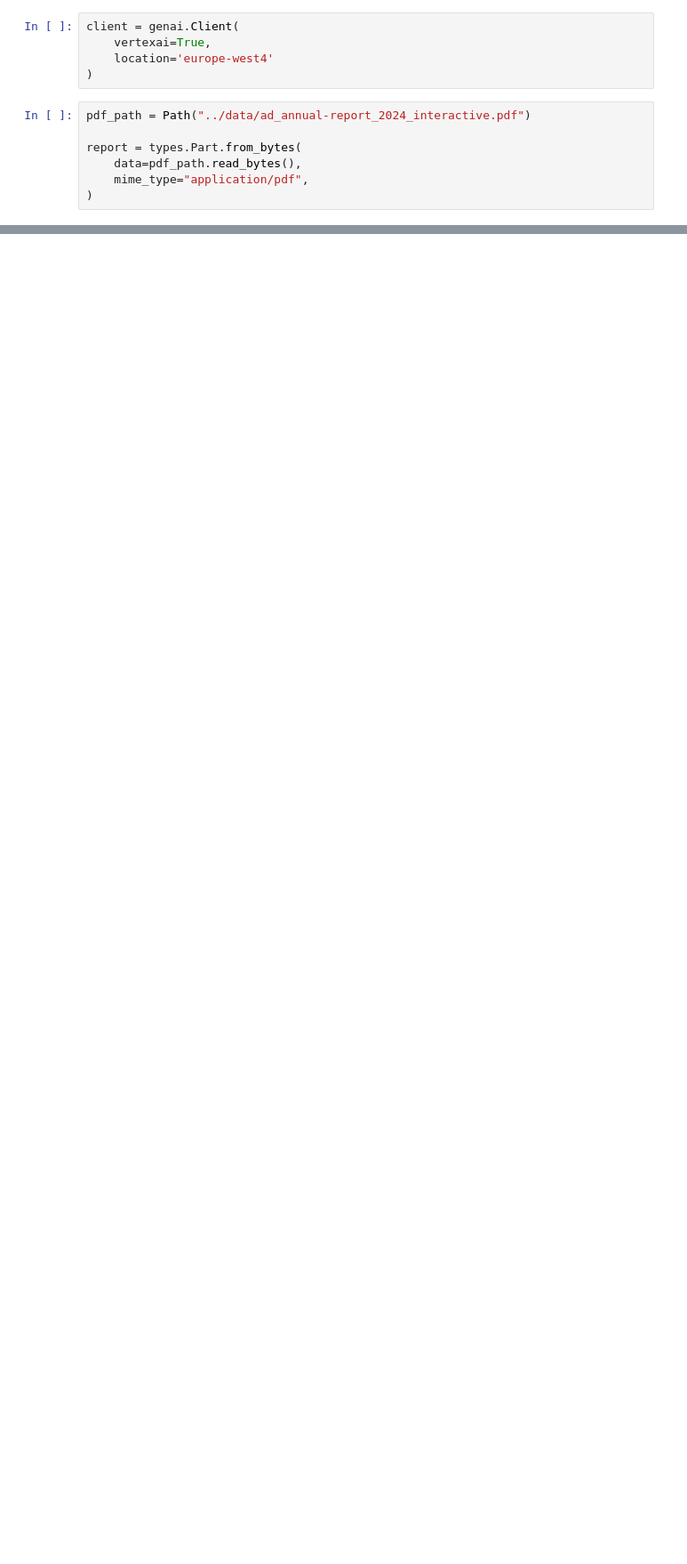
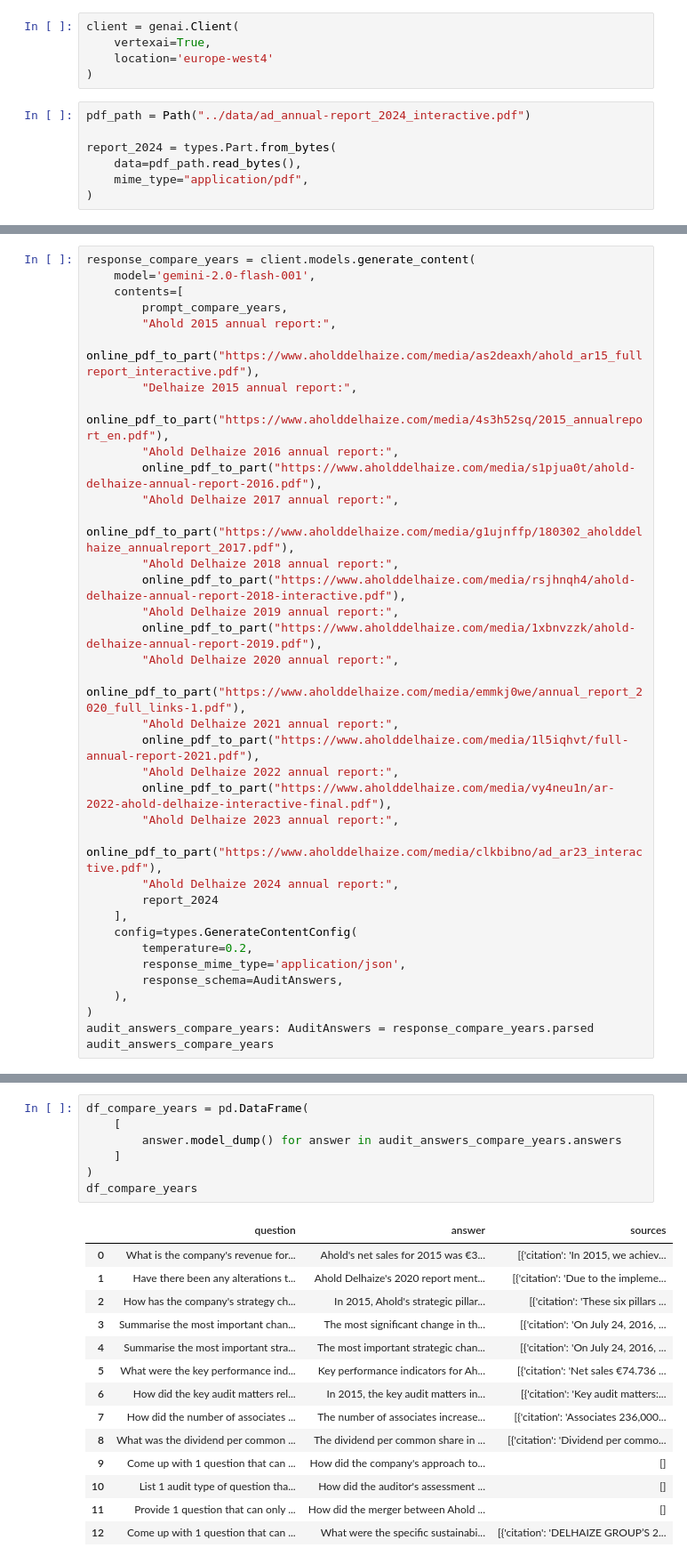
Before and after one commit to xebia/genai-data-extraction, a Jupyter notebook: notebooks/annual_report.ipynb, the cells around one changed output, grey strips where cells are left out. Shown at 89% size. Drawn from its saved outputs; the diff is of its cells as text; blank space fills up the shorter version.

```diff
--- a/notebooks/annual_report.ipynb
+++ b/notebooks/annual_report.ipynb
@@ -12,7 +13,7 @@ client = genai.Client(
 # %%
 pdf_path = Path("../data/ad_annual-report_2024_interactive.pdf")
 
-report = types.Part.from_bytes(
+report_2024 = types.Part.from_bytes(
     data=pdf_path.read_bytes(),
     mime_type="application/pdf",
 )
@@ -86,0 +100,36 @@ df
+# %%
+response_compare_years = client.models.generate_content(
+    model='gemini-2.0-flash-001',
+    contents=[
+        prompt_compare_years,
+        "Ahold 2015 annual report:",
+        online_pdf_to_part("https://www.aholddelhaize.com/media/as2deaxh/ahold_ar15_fullreport_interactive.pdf"),
+        "Delhaize 2015 annual report:",
+        online_pdf_to_part("https://www.aholddelhaize.com/media/4s3h52sq/2015_annualreport_en.pdf"),
+        "Ahold Delhaize 2016 annual report:",
+        online_pdf_to_part("https://www.aholddelhaize.com/media/s1pjua0t/ahold-delhaize-annual-report-2016.pdf"),
+        "Ahold Delhaize 2017 annual report:",
+        online_pdf_to_part("https://www.aholddelhaize.com/media/g1ujnffp/180302_aholddelhaize_annualreport_2017.pdf"),
+        "Ahold Delhaize 2018 annual report:",
+        online_pdf_to_part("https://www.aholddelhaize.com/media/rsjhnqh4/ahold-delhaize-annual-report-2018-interactive.pdf"),
+        "Ahold Delhaize 2019 annual report:",
+        online_pdf_to_part("https://www.aholddelhaize.com/media/1xbnvzzk/ahold-delhaize-annual-report-2019.pdf"),
+        "Ahold Delhaize 2020 annual report:",
+        online_pdf_to_part("https://www.aholddelhaize.com/media/emmkj0we/annual_report_2020_full_links-1.pdf"),
+        "Ahold Delhaize 2021 annual report:",
+        online_pdf_to_part("https://www.aholddelhaize.com/media/1l5iqhvt/full-annual-report-2021.pdf"),
+        "Ahold Delhaize 2022 annual report:",
+        online_pdf_to_part("https://www.aholddelhaize.com/media/vy4neu1n/ar-2022-ahold-delhaize-interactive-final.pdf"),
+        "Ahold Delhaize 2023 annual report:",
+        online_pdf_to_part("https://www.aholddelhaize.com/media/clkbibno/ad_ar23_interactive.pdf"),
+        "Ahold Delhaize 2024 annual report:",
+        report_2024
+    ],
+    config=types.GenerateContentConfig(
+        temperature=0.2,
+        response_mime_type='application/json',
+        response_schema=AuditAnswers,
+    ),
+)
+audit_answers_compare_years: AuditAnswers = response_compare_years.parsed
+audit_answers_compare_years
@@ -86,0 +138,22 @@ df
+# %%
+df_compare_years = pd.DataFrame(
+    [
+        answer.model_dump() for answer in audit_answers_compare_years.answers
+    ]
+)
+df_compare_years
+# %% [output]
+|  | question | answer | sources |
+| 0 | What is the company's revenue for... | Ahold's net sales for 2015 was €3... | [{'citation': 'In 2015, we achiev... |
+| 1 | Have there been any alterations t... | Ahold Delhaize's 2020 report ment... | [{'citation': 'Due to the impleme... |
+| 2 | How has the company's strategy ch... | In 2015, Ahold's strategic pillar... | [{'citation': 'These six pillars ... |
+| 3 | Summarise the most important chan... | The most significant change in th... | [{'citation': 'On July 24, 2016, ... |
+| 4 | Summarise the most important stra... | The most important strategic chan... | [{'citation': 'On July 24, 2016, ... |
+| 5 | What were the key performance ind... | Key performance indicators for Ah... | [{'citation': 'Net sales €74.736 ... |
+| 6 | How did the key audit matters rel... | In 2015, the key audit matters in... | [{'citation': 'Key audit matters:... |
+| 7 | How did the number of associates ... | The number of associates increase... | [{'citation': 'Associates 236,000... |
+| 8 | What was the dividend per common ... | The dividend per common share in ... | [{'citation': 'Dividend per commo... |
+| 9 | Come up with 1 question that can ... | How did the company's approach to... | [] |
+| 10 | List 1 audit type of question tha... | How did the auditor's assessment ... | [] |
+| 11 | Provide 1 question that can only ... | How did the merger between Ahold ... | [] |
+| 12 | Come up with 1 question that can ... | What were the specific sustainabi... | [{'citation': 'DELHAIZE GROUP’S 2... |
```
Also changed, not shown: parts of 14 cells of this notebook, 4 other files.
